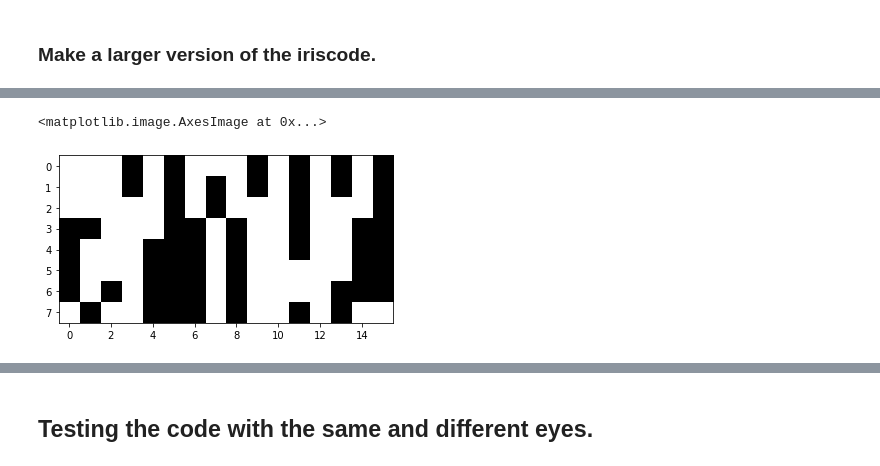
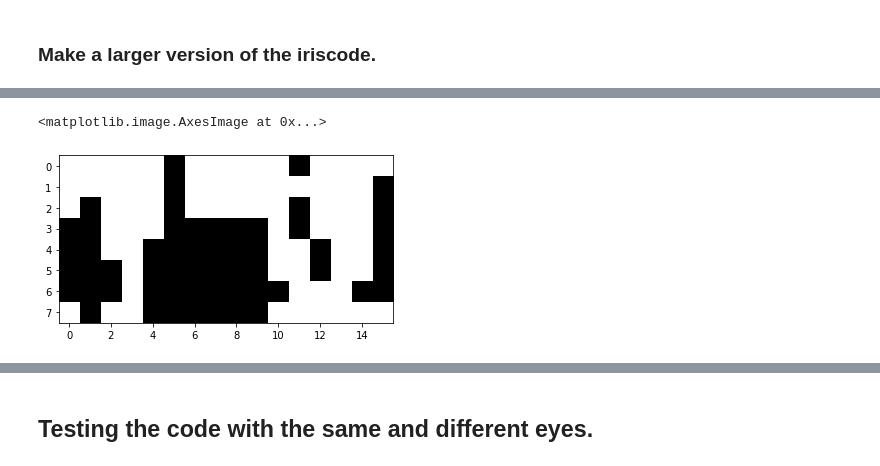
Before and after one commit to spjoliver/TMS016_DOG, a Jupyter notebook: IrisRecognition/example_iriscode.ipynb, the cells around one changed output, grey strips where cells are left out. Cells and saved outputs as stored; diff of their text form; code cells hidden in the pictures.

Commit message:
Changed in create_iriscodes.py to generate more bits
Then some redundant files for my laptop

```diff
--- a/IrisRecognition/example_iriscode.ipynb
+++ b/IrisRecognition/example_iriscode.ipynb
@@ -144,5 +138,6 @@ plt.imshow(multfilt_code, cmap="gray", vmin=0., vmax=1.)
-# %%
-plt.imshow(iriscode, cmap="gray", vmin=0., vmax=1.)
-# %% [output]
-<matplotlib.image.AxesImage at 0x...>
-[figure, removed]
+# %%
+multfilt_code = calculate_iriscode_different_filters(transf_img, alphas=[0.4], betas=[2.5], omegas=[2])
+plt.imshow(multfilt_code, cmap="gray", vmin=0., vmax=1.)
+# %% [output]
+<matplotlib.image.AxesImage at 0x...>
+[figure, added]
```
Also changed, not shown: parts of 41 cells of this notebook, 3 other files.
